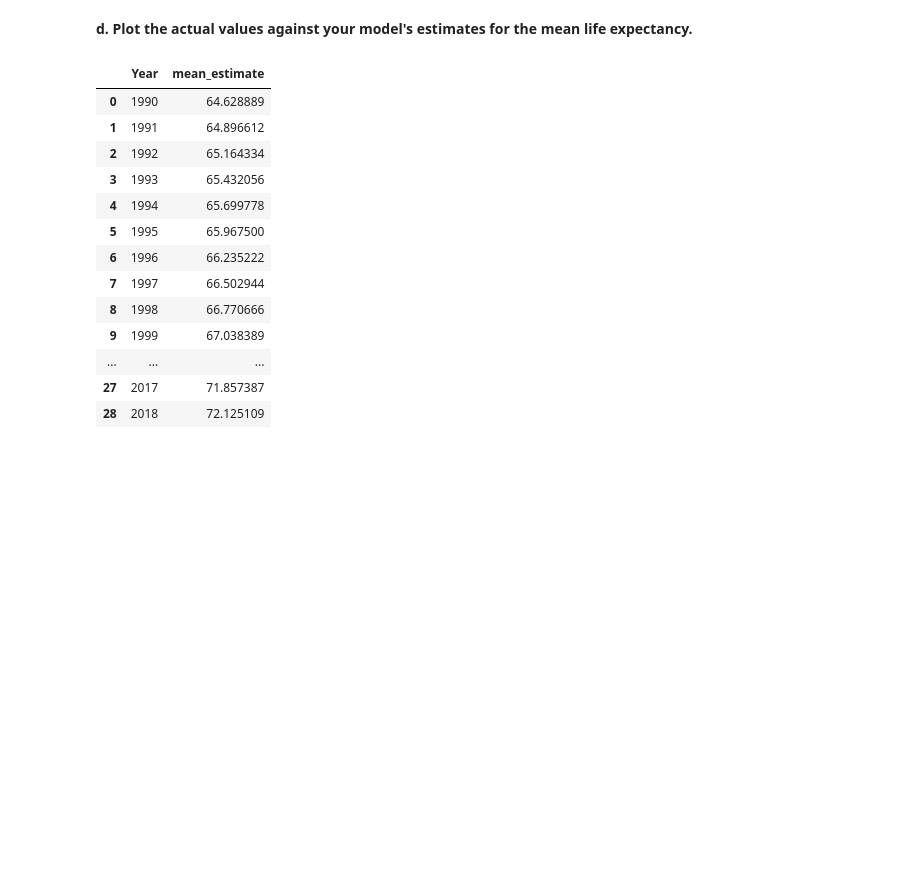
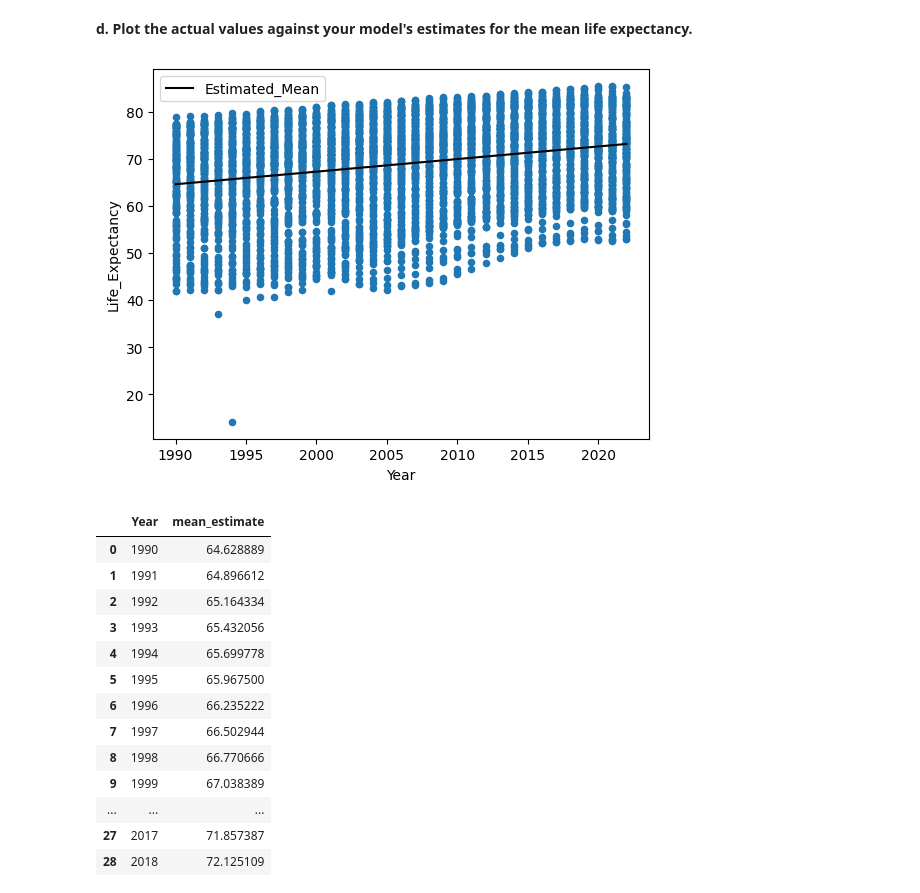
Before and after one commit to nss-data-science-cohort-8/un-exploration-ndpawar1981, a Jupyter notebook: Notebooks/UN_Data_Linear_Regression.ipynb, the cells around one changed output. Cells and saved outputs as stored; diff of their text form; code cells hidden in the pictures; blank space fills up the shorter version.

```diff
--- a/Notebooks/UN_Data_Linear_Regression.ipynb
+++ b/Notebooks/UN_Data_Linear_Regression.ipynb
@@ -90,6 +71,12 @@ life expectnacy.
 # %% [markdown]
 
 <b>d. Plot the actual values against your model's estimates for the mean life expectancy.</b>
+# %%
+fig,ax = plt.subplots()
+gdp_le.plot(kind='scatter',x='Year',y='Life_Expectancy', ax=ax)
+yearly_exp.plot(x='Year',y='Estimated_Mean', ax=ax,color='black');
+# %% [output]
+[figure, added]
 # %%
 pred_df = pd.DataFrame(
     {
```
Also changed, not shown: parts of 57 cells of this notebook.
